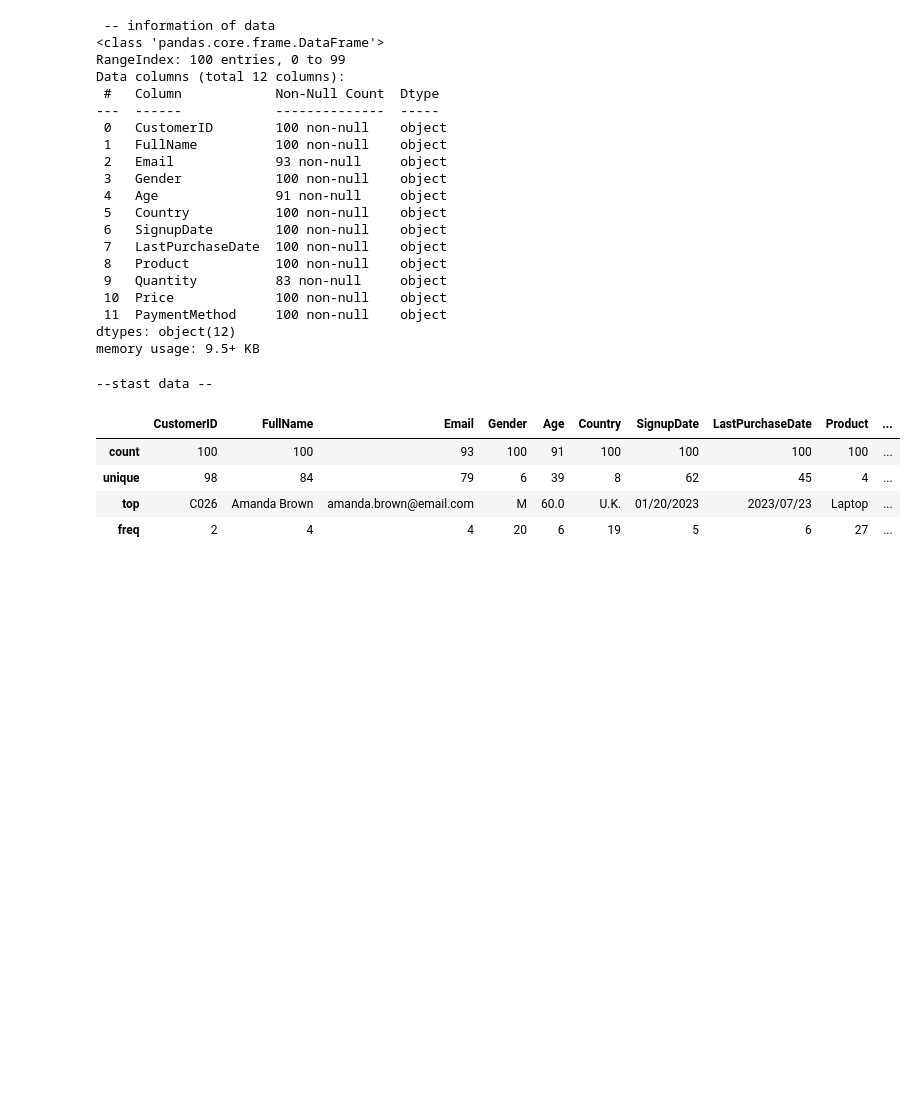
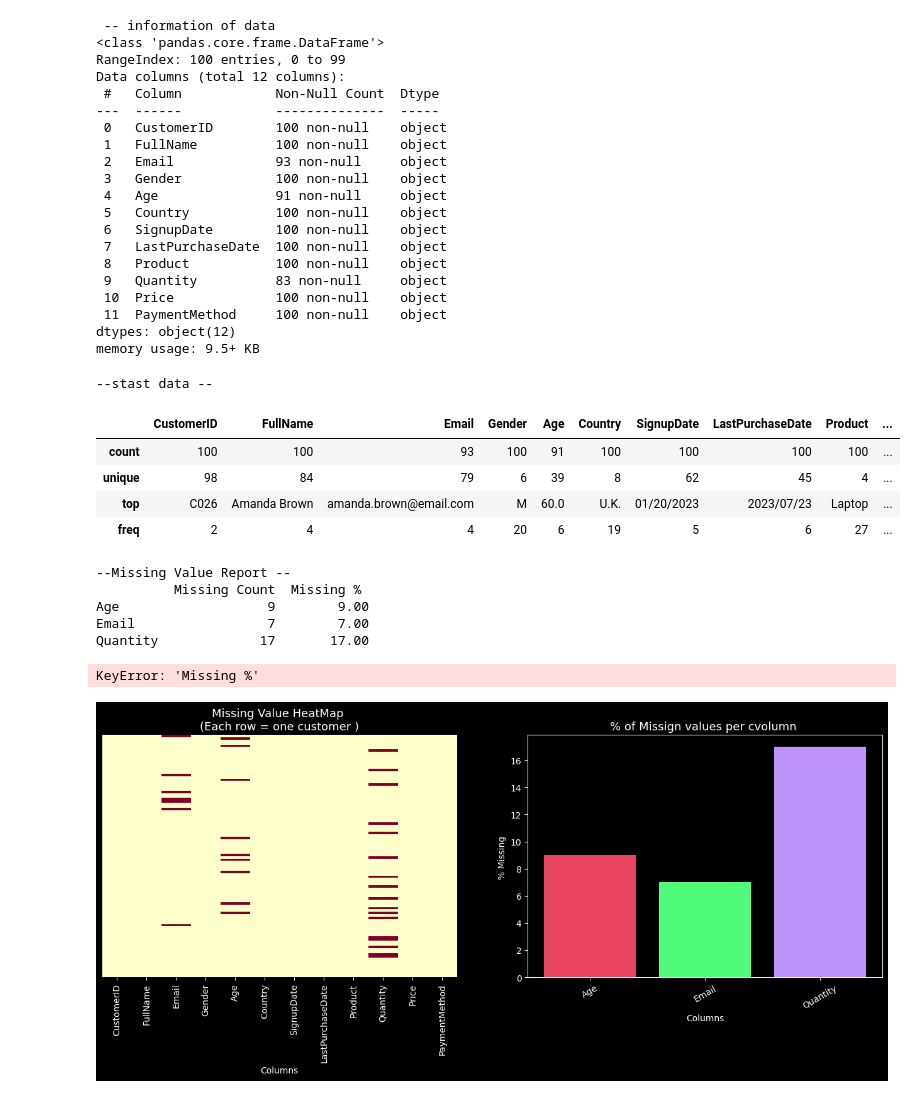
Before and after one commit to kuldeepgaur02/Data-Cleanig-, a Jupyter notebook: Data_cleaning_file.ipynb, the cells around one changed output. Saved outputs shown, nothing was run; the diff lists cells and outputs as text; code cells hidden in the pictures; blank space fills up the shorter version.

Commit message:
charts

```diff
--- a/Data_cleaning_file.ipynb
+++ b/Data_cleaning_file.ipynb
@@ -186,4 +186,53 @@ missing_report = pd.DataFrame({
 
 print("--Missing Value Report --  ")
 
-print(missing_report['Missing Count']>0)
+print(missing_report[missing_report['Missing Count']>0])
+# %% [output]
+--Missing Value Report --
+          Missing Count  Missing %
+Age                   9        9.00
+Email                 7        7.00
+Quantity             17       17.00
+# %%
+## Visuallize Missing values -> Heat map
+## heat map turns true / false into colors
+## this give you the bird eye view of where the data is absent
+
+
+fig , axes = plt.subplots(1,2,figsize=(16, 5))
+## VHart for heat map
+sns.heatmap(
+    df.isnull(),
+    ax= axes[0],
+    cbar = False, # no volor bar as no needed for tre / fasle
+    yticklabels=False, # hide row numbers
+    cmap='YlOrRd'
+)
+
+axes[0].set_title("Missing Value HeatMap \n(Each row = one customer )", color ='white',fontsize=13)
+axes[0].set_xlabel('Columns',color='white')
+
+## bar chart for missing
+cols_with_missing = missing_report[missing_report['Missing Count']>0]
+axes[1].bar(cols_with_missing.index, # x-azis column name
+            cols_with_missing['Missing % '] ,# y-axis column name
+            color = ['#e94560','#50fa7b','#bd93f9']
+
+)
+
+axes[1].set_title('% of Missign values per cvolumn ',color ='white',fontsize =13)
+axes[1].set_xlabel('Columns',color='white')
+axes[1].set_ylabel('% Missing ',color ='white')
+axes[1].tick_params(axis ='x',rotation= 30,color='white')
+axes[1].tick_params(axis='y',color='white')
+
+for i , v in enumerate(cols_with_missing['Missing %']):
+    axes[1].text(i, v+0.5 ,f'{v}%', ha ='center', color = 'white', fontsize = 10)
+
+
+plt.tight_layout()
+plt.show()
+print("Missing Value Charts .")
+# %% [output]
+KeyError: 'Missing %'
+[figure, added]
```
